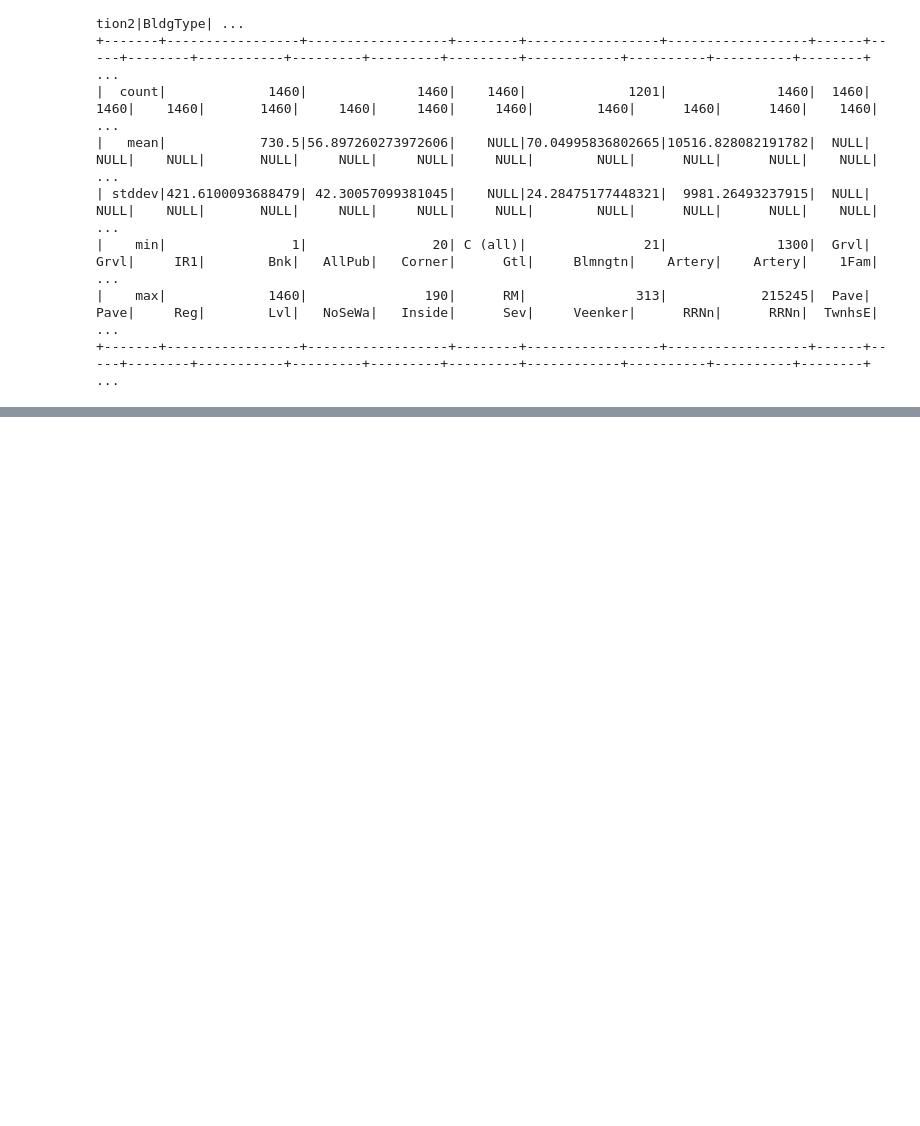
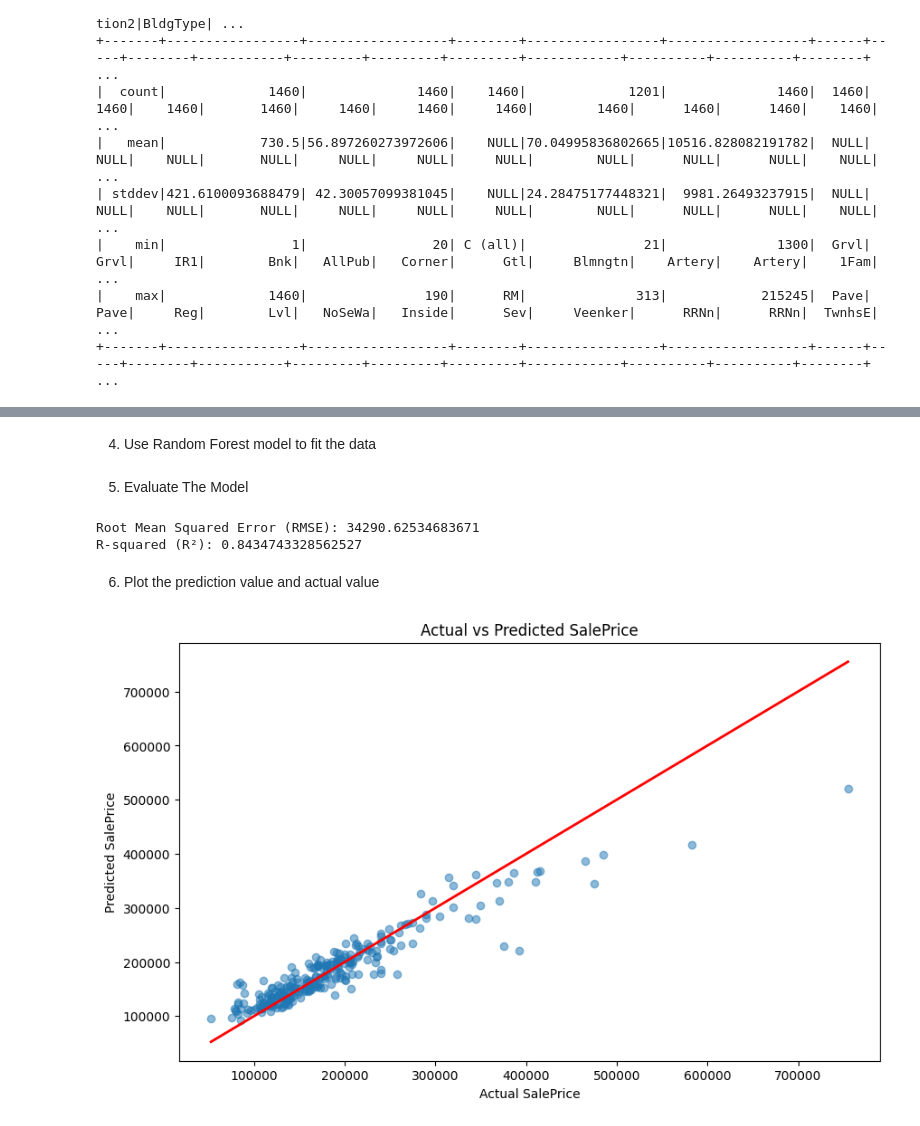
Before and after one commit to tmy-611/Machine_Learning_Models, a Jupyter notebook: HousePricing/model.ipynb, the cells around one changed output, grey strips where cells are left out. Saved outputs shown, nothing was run; the diff lists cells and outputs as text; code cells hidden in the pictures; blank space fills up the shorter version.

Commit message:
complete the model

```diff
--- a/HousePricing/model.ipynb
+++ b/HousePricing/model.ipynb
@@ -177,0 +240,5 @@ plt.show()
+# %%
+# VectorAssembling
+assembler = VectorAssembler(inputCols=numeric_cols + encoded_columns, outputCol="features")
+hp2 = assembler.transform(encoded_hp)
+hp2.show(5)
@@ -177,0 +256,5 @@ plt.show()
+# %%
+# Redefine the dataframe for easy use
+hp2.drop(*indexed_columns, *encoded_columns,*categorical_cols,*numeric_cols)
+hp2 = hp2.select('features','SalePrice')
+hp2.show(5)
@@ -177,0 +274,48 @@ plt.show()
+# %%
+train_data, test_data = hp2.randomSplit([0.8, 0.2], seed=100)
+# %% [markdown]
+4. Use Random Forest model to fit the data
+# %%
+from pyspark.ml.regression import RandomForestRegressor
+from pyspark.ml.evaluation import RegressionEvaluator
+
+# Define the RandomForest model
+rf = RandomForestRegressor(featuresCol="features", labelCol="SalePrice", seed=56)
+model = rf.fit(train_data)
+
+# Make predictions
+predictions = model.transform(test_data)
+# %% [markdown]
+5. Evaluate The Model
+# %%
+# Evaluate the model using RMSE and R-squared
+rmse_evaluator = RegressionEvaluator(labelCol="SalePrice", predictionCol="prediction", metricName="rmse")
+r2_evaluator = RegressionEvaluator(labelCol="SalePrice", predictionCol="prediction", metricName="r2")
+
+rmse = rmse_evaluator.evaluate(predictions)
+r2 = r2_evaluator.evaluate(predictions)
+
+print("Root Mean Squared Error (RMSE):", rmse)
+print("R-squared (R²):", r2)
+# %% [output]
+Root Mean Squared Error (RMSE): 34290.62534683671
+R-squared (R²): 0.8434743328562527
+# %% [markdown]
+6. Plot the prediction value and actual value
+# %%
+import matplotlib.pyplot as plt
+import pandas as pd
+# Collect the predictions and actual values
+predictions_df = predictions.select("prediction", "SalePrice").toPandas()
+# Plot the results
+plt.figure(figsize=(10, 6))
+plt.scatter(predictions_df["SalePrice"], predictions_df["prediction"], alpha=0.5)
+plt.plot([predictions_df["SalePrice"].min(), predictions_df["SalePrice"].max()],
+         [predictions_df["SalePrice"].min(), predictions_df["SalePrice"].max()],
+         color='red', lw=2)
+plt.xlabel("Actual SalePrice")
+plt.ylabel("Predicted SalePrice")
+plt.title("Actual vs Predicted SalePrice")
+plt.show()
+# %% [output]
+[figure, added]
```
Also changed, not shown: parts of 25 cells of this notebook.
